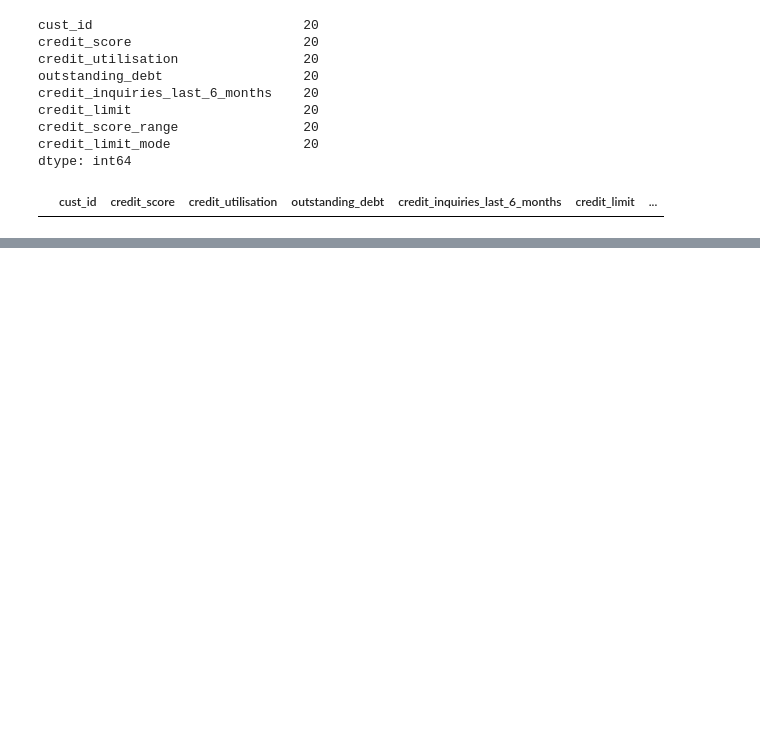
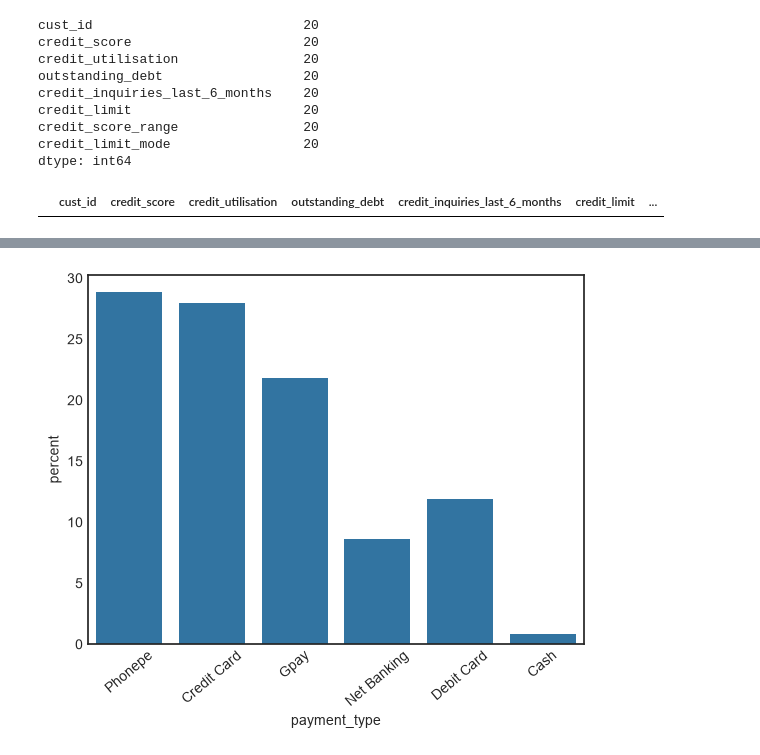
Before and after one commit to vaibhavavhad264/data_science, a Jupyter notebook: Bank Project/some pre analysis.ipynb, the cells around one changed output, grey strips where cells are left out. Cells and saved outputs as stored; diff of their text form; code cells hidden in the pictures; blank space fills up the shorter version.

```diff
--- a/Bank Project/some pre analysis.ipynb
+++ b/Bank Project/some pre analysis.ipynb
@@ -883,0 +1057,6 @@ df_cs_clean_3[df_cs_clean_3.outstanding_debt > df_cs_clean_3.credit_limit]
+# %%
+sns.countplot(x = df_trans.payment_type, stat = "percent")
+plt.xticks(rotation = 40)
+plt.show()
+# %% [output]
+[figure, added]
```
Also changed, not shown: parts of 37 cells of this notebook.
